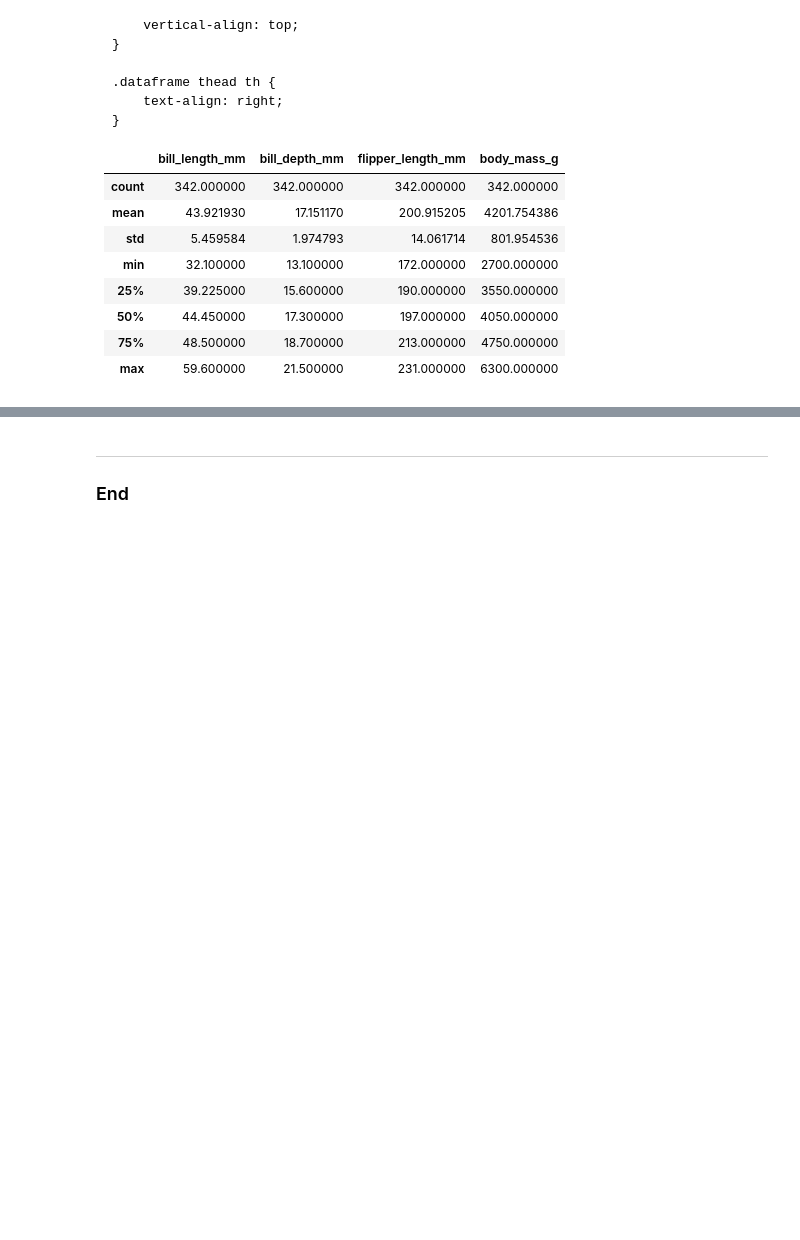
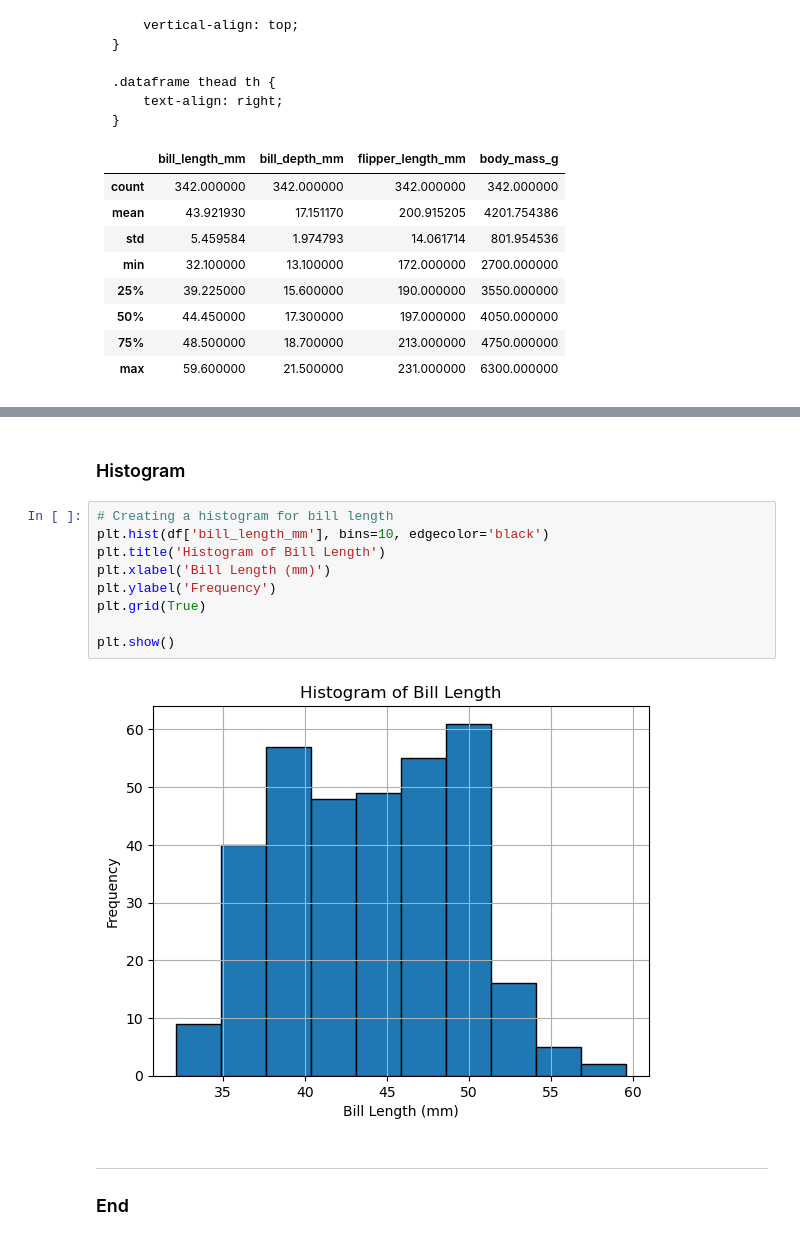
Before and after one commit to Rahuldewan27/8634----PRINCIPLES-OF-DATA-ANALYTICS, a Jupyter notebook: penguins.ipynb, the cells around one changed output, grey strips where cells are left out. Drawn from its saved outputs; the diff is of its cells as text; blank space fills up the shorter version.

```diff
--- a/penguins.ipynb
+++ b/penguins.ipynb
@@ -234,3 +274,16 @@ The summary description of the numerical variables can be found below
+# %% [markdown]
+### Histogram
+# %%
+# Creating a histogram for bill length
+plt.hist(df['bill_length_mm'], bins=10, edgecolor='black')
+plt.title('Histogram of Bill Length')
+plt.xlabel('Bill Length (mm)')
+plt.ylabel('Frequency')
+plt.grid(True)
+
+plt.show()
+# %% [output]
+[figure, added]
 # %% [markdown]
 ***
 
```
Also changed, not shown: parts of 7 cells of this notebook.
